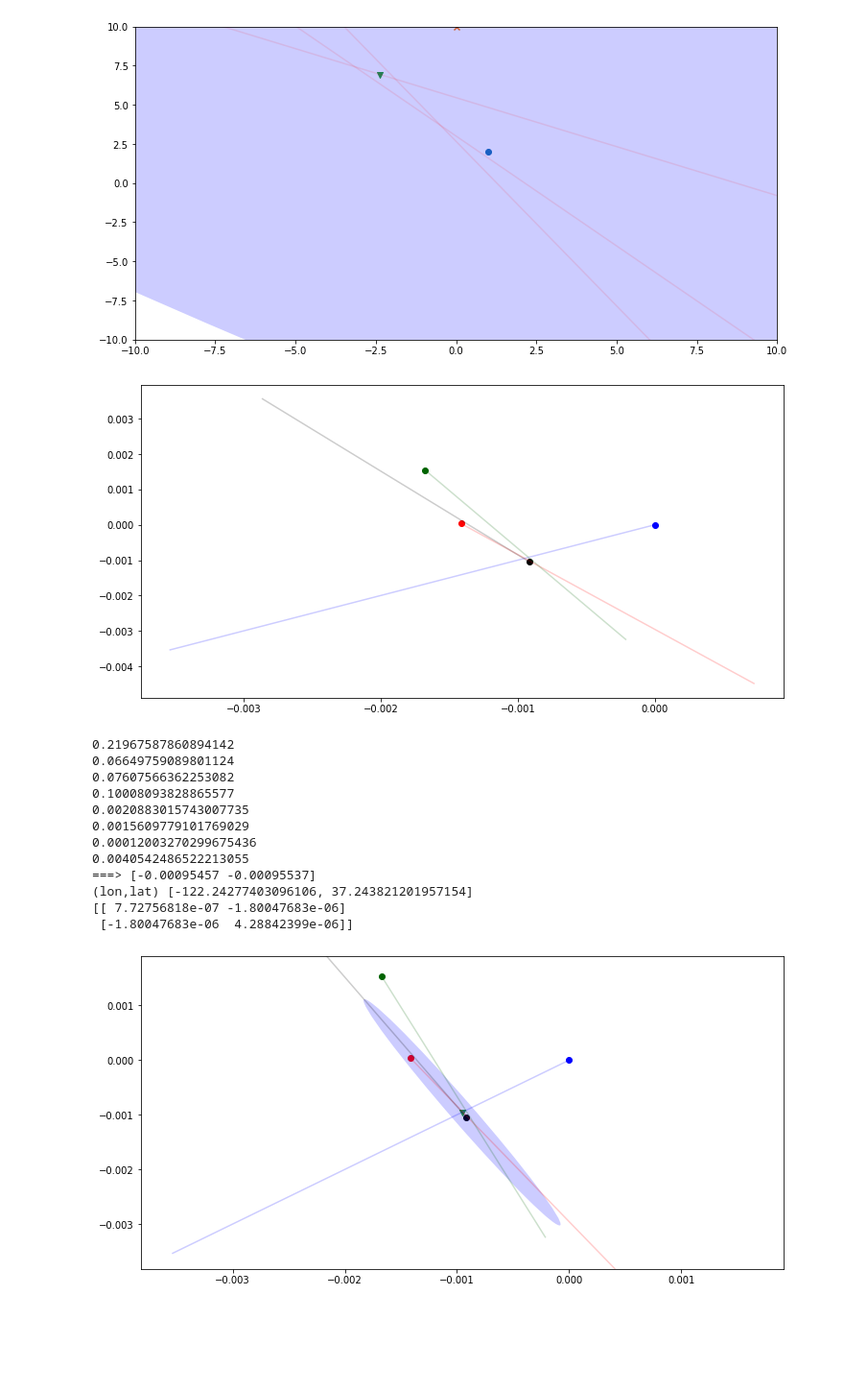
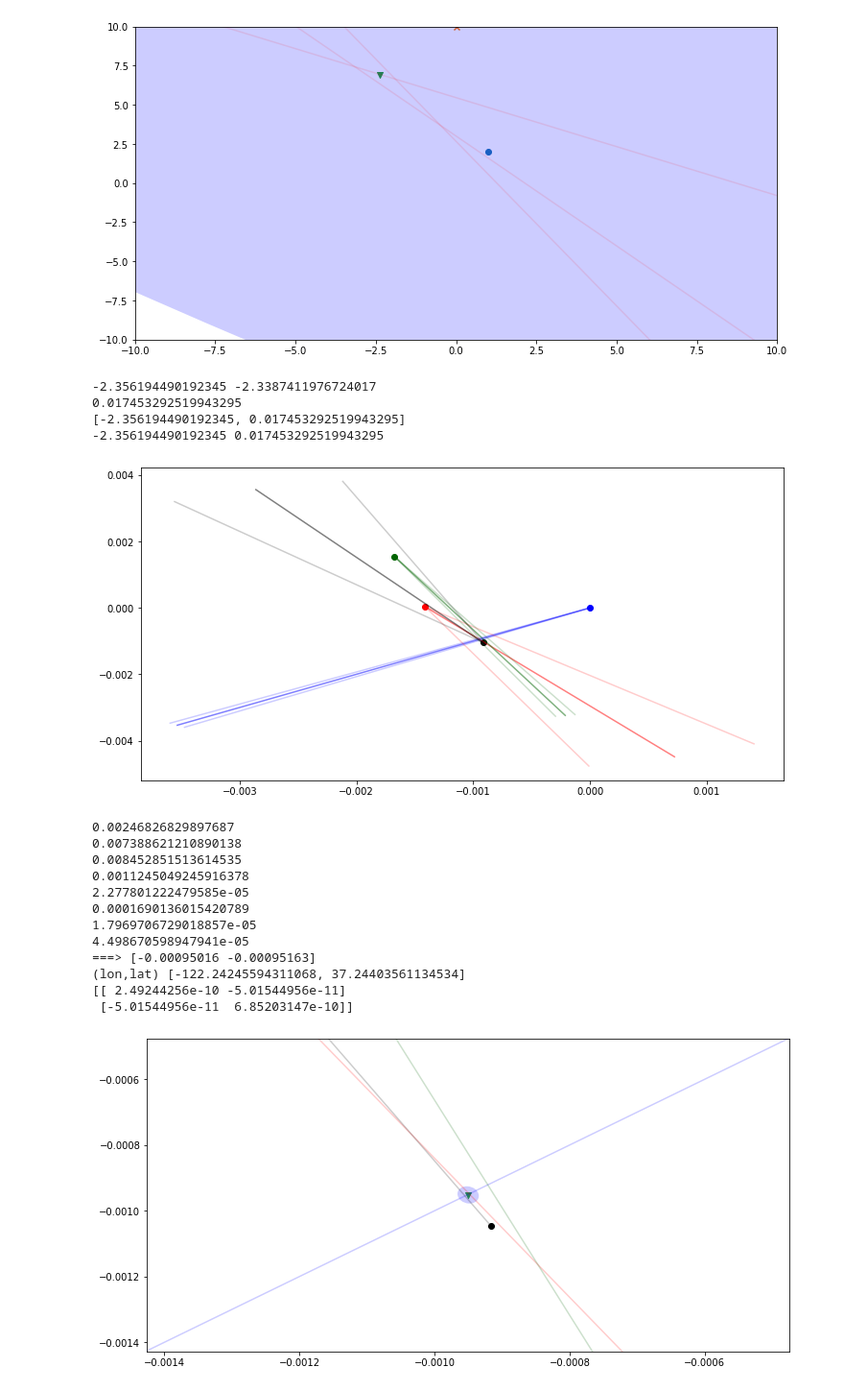
Before and after one commit to pbutti/smokeDet, a Jupyter notebook: smokeDet.ipynb, the cells around one changed output. Shown: that part at 96% size. Cells and saved outputs as stored; diff of their text form; code cells hidden in the pictures; blank space fills up the shorter version.

Commit message:
Fixed angle error

```diff
--- a/smokeDet.ipynb
+++ b/smokeDet.ipynb
@@ -456,10 +456,10 @@ test_origins = [toFlat(-122.17402,37.29856,-122.17402,37.29856,1),
 #for to in test_origins:
 #    print(to)
 
-test_angles  = [[transAngle(225),transAngle(1.0)],
-                [transAngle(154.7),transAngle(9.0)],
-                [transAngle(337.1),transAngle(9.0)],
-                [transAngle(163),transAngle(1.0)]]
+test_angles  = [[transAngle(225.0),degToRad(1.0)],
+                [transAngle(154.7),degToRad(9.0)],
+                [transAngle(337.1),degToRad(9.0)],
+                [transAngle(163.0),degToRad(1.0)]]
 
 test_rays=[]
 
@@ -470,10 +470,35 @@ for i in range(len(test_origins)):
 fig, ax = plt.subplots(figsize=(12, 6))
 colors=["blue","red","black","darkgreen"]
 for itray in range(len(test_rays)):
-    ax.plot(test_rays[itray].plotOrigin,test_rays[itray].plotEnd,color=colors[itray],alpha=0.2)
+    ax.plot(test_rays[itray].plotOrigin,test_rays[itray].plotEnd,color=colors[itray],alpha=0.5)
     ax.scatter(test_rays[itray].origin[0],test_rays[itray].origin[1],color=colors[itray])
 
+#Error Ray - 1
+print(transAngle(225.0),transAngle(224.0))
+print(degToRad(1.))
+print(test_angles[0])
+print(test_angles[0][0],test_angles[0][1])
+err_ray_1 = ray(test_origins[0],test_angles[0][0]+test_angles[0][1],0.005,0)
+err_ray_2 = ray(test_origins[0],test_angles[0][0]-test_angles[0][1],0.005,0)
+err_ray_3 = ray(test_origins[1],test_angles[1][0]+test_angles[1][1],0.005,0)
+err_ray_4 = ray(test_origins[1],test_angles[1][0]-test_angles[1][1],0.005,0)
+err_ray_5 = ray(test_origins[2],test_angles[2][0]+test_angles[2][1],0.005,0)
+err_ray_6 = ray(test_origins[2],test_angles[2][0]-test_angles[2][1],0.005,0)
+err_ray_7 = ray(test_origins[3],test_angles[3][0]+test_angles[3][1],0.005,0)
+err_ray_8 = ray(test_origins[3],test_angles[3][0]-test_angles[3][1],0.005,0)
+
+ax.plot(err_ray_1.plotOrigin,err_ray_1.plotEnd,color=colors[0],alpha=0.2)
+ax.plot(err_ray_2.plotOrigin,err_ray_2.plotEnd,color=colors[0],alpha=0.2)
+ax.plot(err_ray_3.plotOrigin,err_ray_3.plotEnd,color=colors[1],alpha=0.2)
+ax.plot(err_ray_4.plotOrigin,err_ray_4.plotEnd,color=colors[1],alpha=0.2)
+ax.plot(err_ray_5.plotOrigin,err_ray_5.plotEnd,color=colors[2],alpha=0.2)
+ax.plot(err_ray_6.plotOrigin,err_ray_6.plotEnd,color=colors[2],alpha=0.2)
+ax.plot(err_ray_7.plotOrigin,err_ray_7.plotEnd,color=colors[3],alpha=0.2)
+ax.plot(err_ray_8.plotOrigin,err_ray_8.plotEnd,color=colors[3],alpha=0.2)
+
+
 plt.show()
+fig.savefig("GabeData1.pdf")
 
 
 lastVtx = [0.1,0.1]
@@ -489,45 +514,49 @@ for i in range(2):
         print(test_rays[iray].d0err)
 
     #billVtx_iter = BilloirSimple2DFitter(raystofit,iter_d0)
     billVtx_iter = BilloirSimple2DFitter(raystofit)
     dVtx = billVtx_iter.computeVtxLocation()
     #print("FitVtx:",dVtx[0])
     #print("FitVtxErrorMatrix")
     #print(dVtx[1])
     lastVtx += dVtx[0]
     errMatrix = dVtx[1]
     raystofit=[]
 
 print("===>",lastVtx)
 print("(lon,lat)",toSphere(-122.17402,37.29856,lastVtx[0],lastVtx[1],1))
 
 
 fig, ax = plt.subplots(figsize=(12, 6))
 colors=["blue","red","black","darkgreen"]
 for itray in range(len(test_rays)):
     ax.plot(test_rays[itray].plotOrigin,test_rays[itray].plotEnd,color=colors[itray],alpha=0.2)
     ax.scatter(test_rays[itray].origin[0],test_rays[itray].origin[1],color=colors[itray])
 
 plt.scatter(fireLocation[0],fireLocation[1],marker="o")
 plt.scatter(0,10,marker="x")
 plt.scatter(lastVtx[0],lastVtx[1],marker="v")
 plotEllipse((lastVtx,errMatrix),ax,alpha=0.2)
-f=3
+f=0.5
 plt.xlim([lastVtx[0]-abs(f*lastVtx[0]),lastVtx[0]+abs(f*lastVtx[0])])
 plt.ylim([lastVtx[1]-abs(f*lastVtx[1]),lastVtx[1]+abs(f*lastVtx[1])])
 plt.show()
 # %% [output]
+-2.356194490192345 -2.3387411976724017
+0.017453292519943295
+[-2.356194490192345, 0.017453292519943295]
+-2.356194490192345 0.017453292519943295
-[figure, old version]
+[figure, new version]
-0.21967587860894142
-0.06649759089801124
-0.07607566362253082
-0.10008093828865577
-0.0020883015743007735
-0.0015609779101769029
-0.00012003270299675436
-0.0040542486522213055
-===> [-0.00095457 -0.00095537]
-(lon,lat) [-122.24277403096106, 37.243821201957154]
-[[ 7.72756818e-07 -1.80047683e-06]
- [-1.80047683e-06  4.28842399e-06]]
+0.00246826829897687
+0.007388621210890138
+0.008452851513614535
+0.0011245049245916378
+2.277801222479585e-05
+0.0001690136015420789
+1.7969706729018857e-05
+4.498670598947941e-05
+===> [-0.00095016 -0.00095163]
+(lon,lat) [-122.24245594311068, 37.24403561134534]
+[[ 2.49244256e-10 -5.01544956e-11]
+ [-5.01544956e-11  6.85203147e-10]]
-[figure, old version]
+[figure, new version]
```
